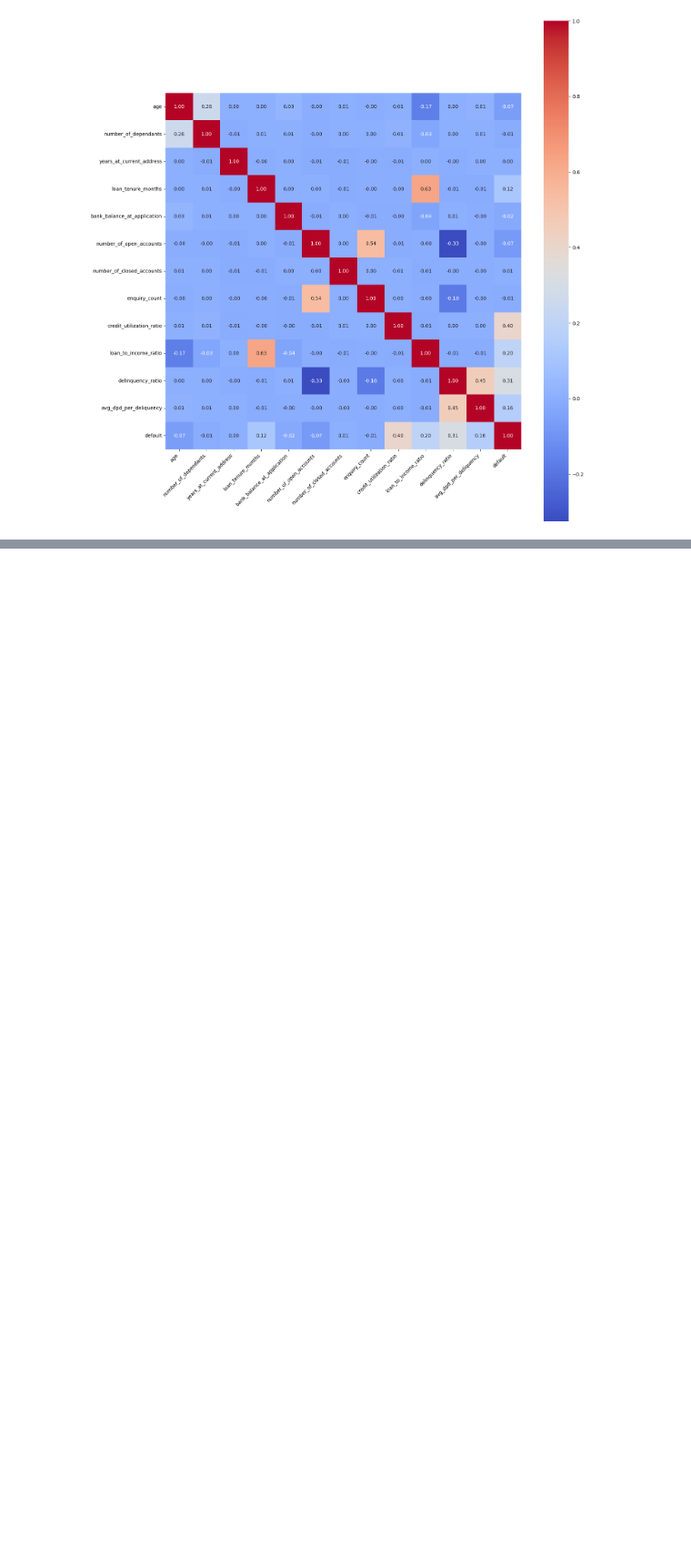
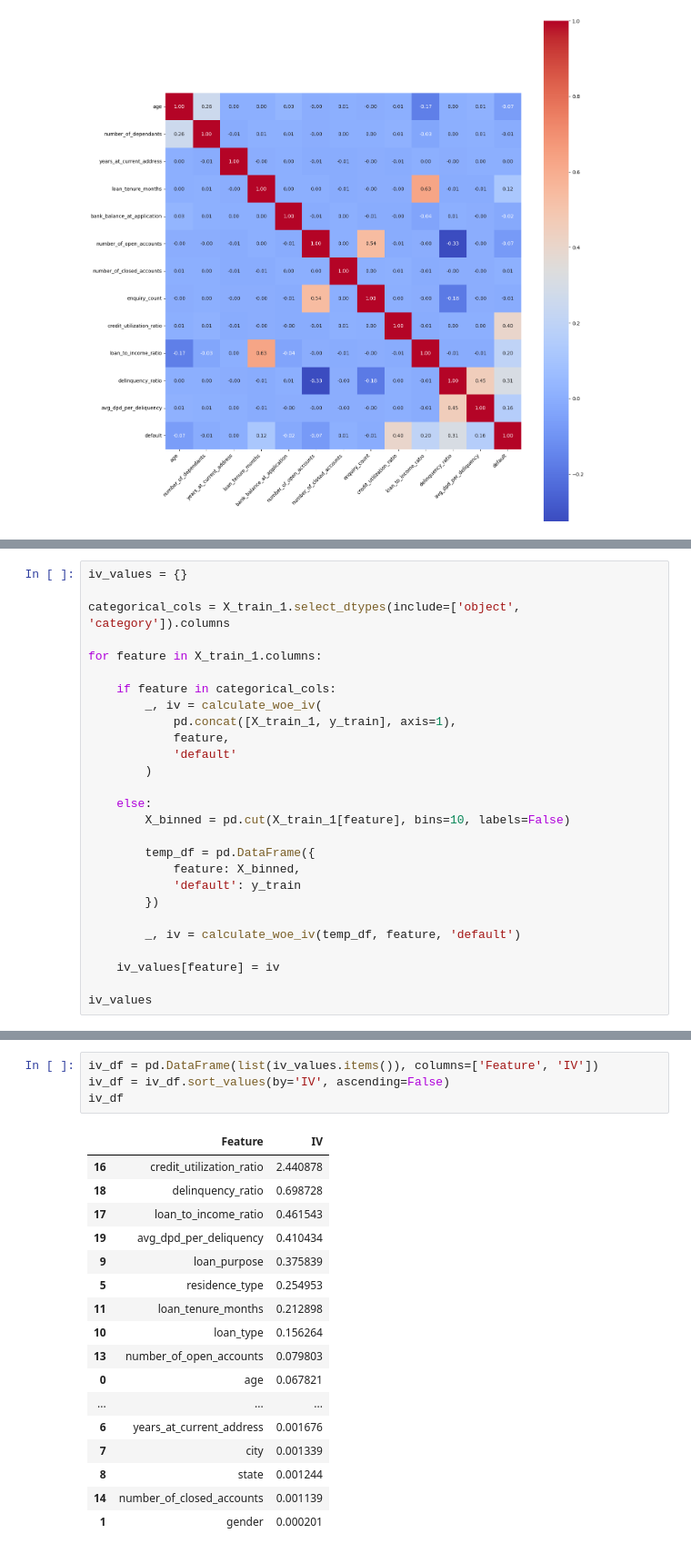
Before and after one commit to ittihadur/ML-Classification-Project, a Jupyter notebook: credit_risk_model.ipynb, the cells around one changed output, grey strips where cells are left out. Shown at 91% size. Saved outputs shown, nothing was run; the diff lists cells and outputs as text; blank space fills up the shorter version.

```diff
--- a/credit_risk_model.ipynb
+++ b/credit_risk_model.ipynb
@@ -659,0 +692,27 @@ plt.show()
+# %%
+iv_values = {}
+
+categorical_cols = X_train_1.select_dtypes(include=['object', 'category']).columns
+
+for feature in X_train_1.columns:
+
+    if feature in categorical_cols:
+        _, iv = calculate_woe_iv(
+            pd.concat([X_train_1, y_train], axis=1),
+            feature,
+            'default'
+        )
+
+    else:
+        X_binned = pd.cut(X_train_1[feature], bins=10, labels=False)
+
+        temp_df = pd.DataFrame({
+            feature: X_binned,
+            'default': y_train
+        })
+
+        _, iv = calculate_woe_iv(temp_df, feature, 'default')
+
+    iv_values[feature] = iv
+
+iv_values
@@ -659,0 +742,22 @@ plt.show()
+# %%
+iv_df = pd.DataFrame(list(iv_values.items()), columns=['Feature', 'IV'])
+iv_df = iv_df.sort_values(by='IV', ascending=False)
+iv_df
+# %% [output]
+|  | Feature | IV |
+| 16 | credit_utilization_ratio | 2.440878 |
+| 18 | delinquency_ratio | 0.698728 |
+| 17 | loan_to_income_ratio | 0.461543 |
+| 19 | avg_dpd_per_deliquency | 0.410434 |
+| 9 | loan_purpose | 0.375839 |
+| 5 | residence_type | 0.254953 |
+| 11 | loan_tenure_months | 0.212898 |
+| 10 | loan_type | 0.156264 |
+| 13 | number_of_open_accounts | 0.079803 |
+| 0 | age | 0.067821 |
+| ... | ... | ... |
+| 6 | years_at_current_address | 0.001676 |
+| 7 | city | 0.001339 |
+| 8 | state | 0.001244 |
+| 14 | number_of_closed_accounts | 0.001139 |
+| 1 | gender | 0.000201 |
```
Also changed, not shown: parts of 10 cells of this notebook.
